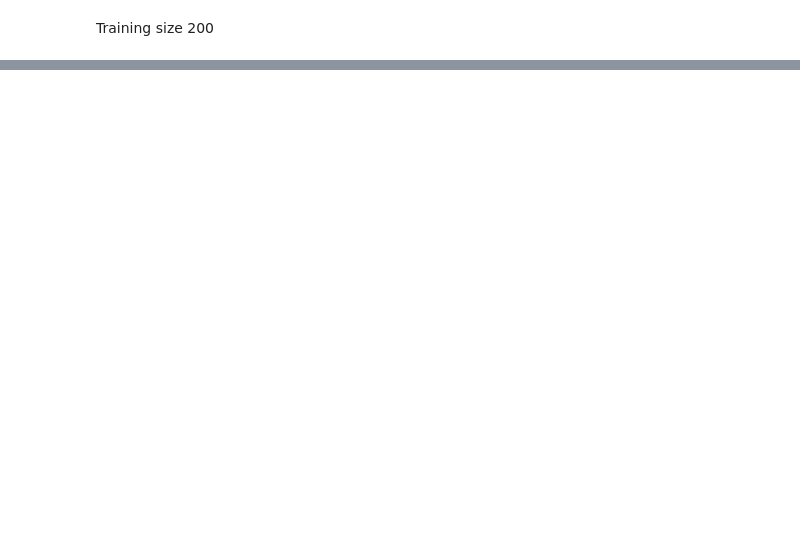
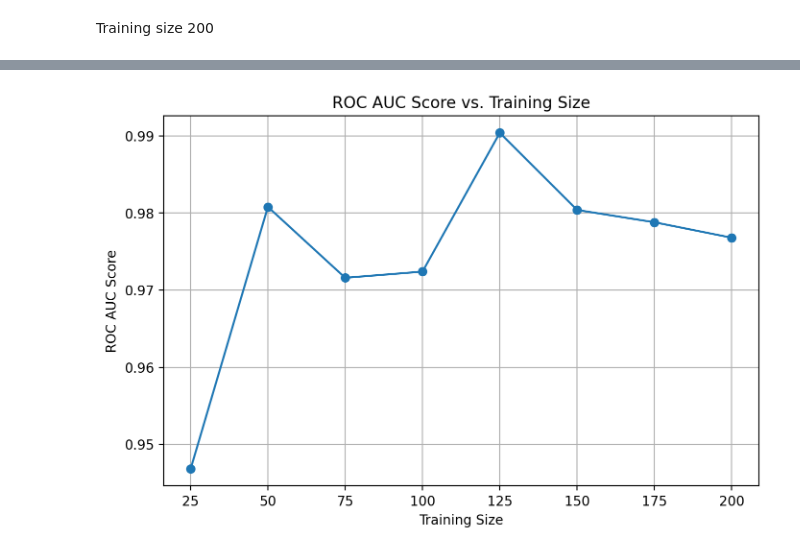
Before and after one commit to DianaTao/SoundHub, a Jupyter notebook: train_with_perch/train_coyote_train_size.ipynb, the cells around one changed output, grey strips where cells are left out. Drawn from its saved outputs; the diff is of its cells as text; code cells hidden in the pictures; blank space fills up the shorter version.

```diff
--- a/train_with_perch/train_coyote_train_size.ipynb
+++ b/train_with_perch/train_coyote_train_size.ipynb
@@ -878,22 +858,24 @@ roc_auc_score_300
 # %%
 training_sizes = []
 roc_auc_scores = []
 
 # Iterate over training sizes and collect the scores
-for size in range(25, 301, 25):
+for size in range(25, 201, 25):
     score = eval(f"roc_auc_score_{size}")
     training_sizes.append(size)
     roc_auc_scores.append(score)
 
 # Create a DataFrame
 df = pd.DataFrame({"Training Size": training_sizes, "ROC AUC Score": roc_auc_scores})
 
 
 # Plot a line plot
 plt.figure(figsize=(8, 5))
 plt.plot(df["Training Size"], df["ROC AUC Score"], marker='o', linestyle='-')
 plt.title("ROC AUC Score vs. Training Size")
 plt.xlabel("Training Size")
 plt.ylabel("ROC AUC Score")
 plt.grid(True)
 plt.show()
+# %% [output]
+[figure, added]
```
Also changed, not shown: parts of 70 cells of this notebook.
